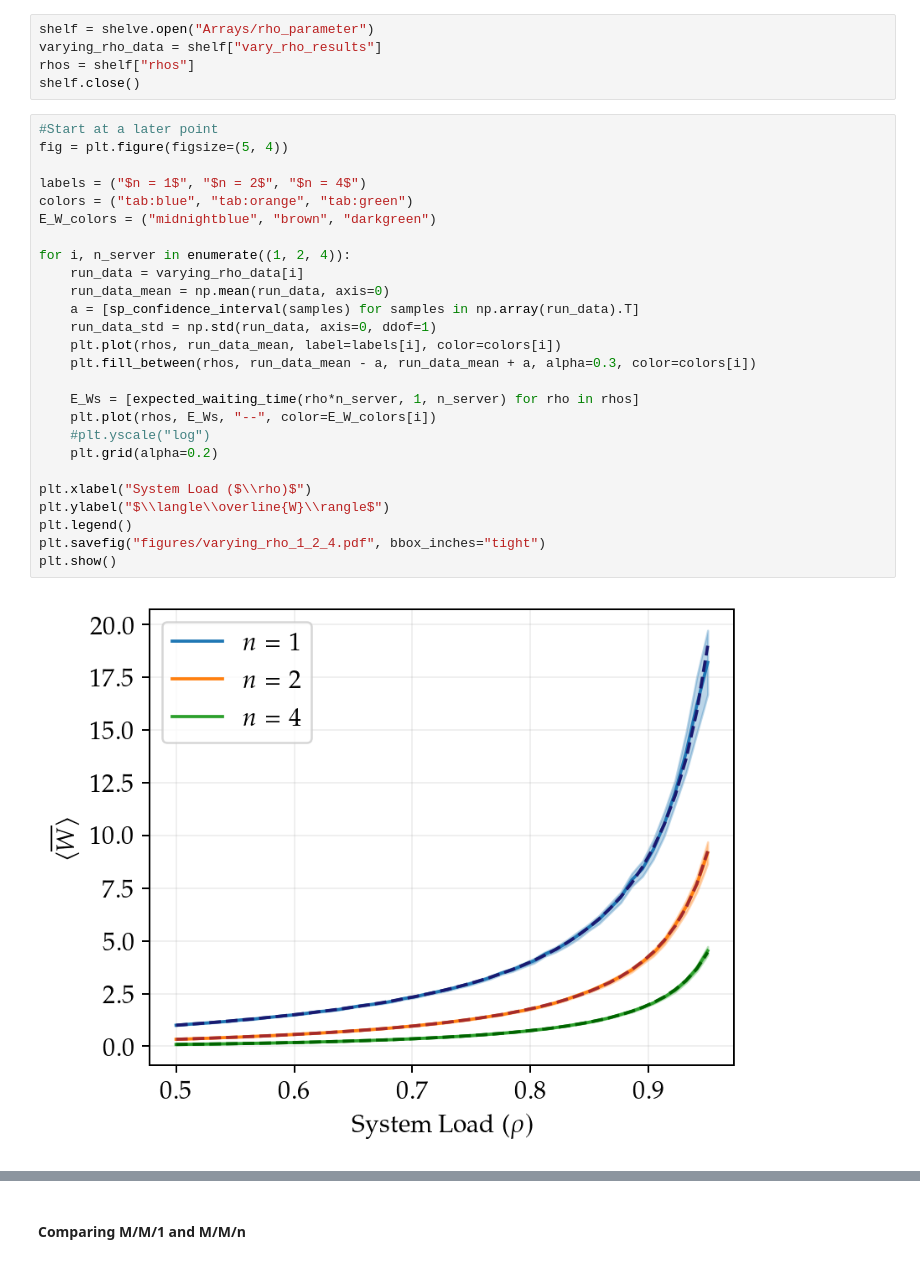
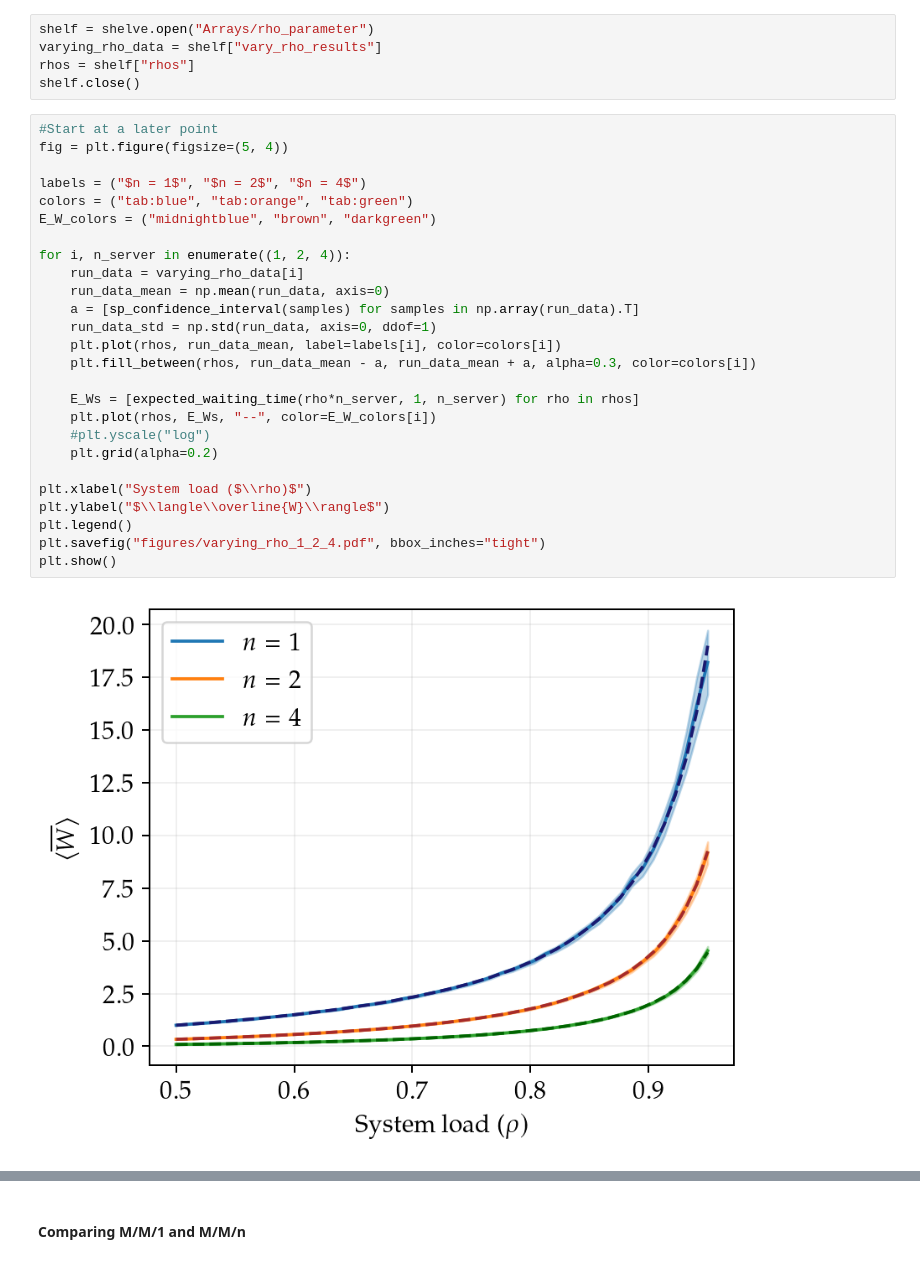
Before and after one commit to Maloup/Stochastic_assignment_2, a Jupyter notebook: Result_visualization.ipynb, the cells around one changed output, grey strips where cells are left out. Saved outputs shown, nothing was run; the diff lists cells and outputs as text.

```diff
--- a/Result_visualization.ipynb
+++ b/Result_visualization.ipynb
@@ -208,31 +208,31 @@ shelf.close()
 # %%
 #Start at a later point
 fig = plt.figure(figsize=(5, 4))
 
 labels = ("$n = 1$", "$n = 2$", "$n = 4$")
 colors = ("tab:blue", "tab:orange", "tab:green")
 E_W_colors = ("midnightblue", "brown", "darkgreen")
 
 for i, n_server in enumerate((1, 2, 4)):
     run_data = varying_rho_data[i]
     run_data_mean = np.mean(run_data, axis=0)
     a = [sp_confidence_interval(samples) for samples in np.array(run_data).T]
     run_data_std = np.std(run_data, axis=0, ddof=1)
     plt.plot(rhos, run_data_mean, label=labels[i], color=colors[i])
     plt.fill_between(rhos, run_data_mean - a, run_data_mean + a, alpha=0.3, color=colors[i])
 
     E_Ws = [expected_waiting_time(rho*n_server, 1, n_server) for rho in rhos]
     plt.plot(rhos, E_Ws, "--", color=E_W_colors[i])
     #plt.yscale("log")
     plt.grid(alpha=0.2)
 
-plt.xlabel("System Load ($\\rho)$")
+plt.xlabel("System load ($\\rho)$")
 plt.ylabel("$\\langle\\overline{W}\\rangle$")
 plt.legend()
 plt.savefig("figures/varying_rho_1_2_4.pdf", bbox_inches="tight")
 plt.show()
 # %% [output]
-[figure, old version]
+[figure, new version]
 # %%
 fig = plt.figure(figsize=(5, 4))
 
```
Also changed, not shown: parts of 6 cells of this notebook, 1 other file.
